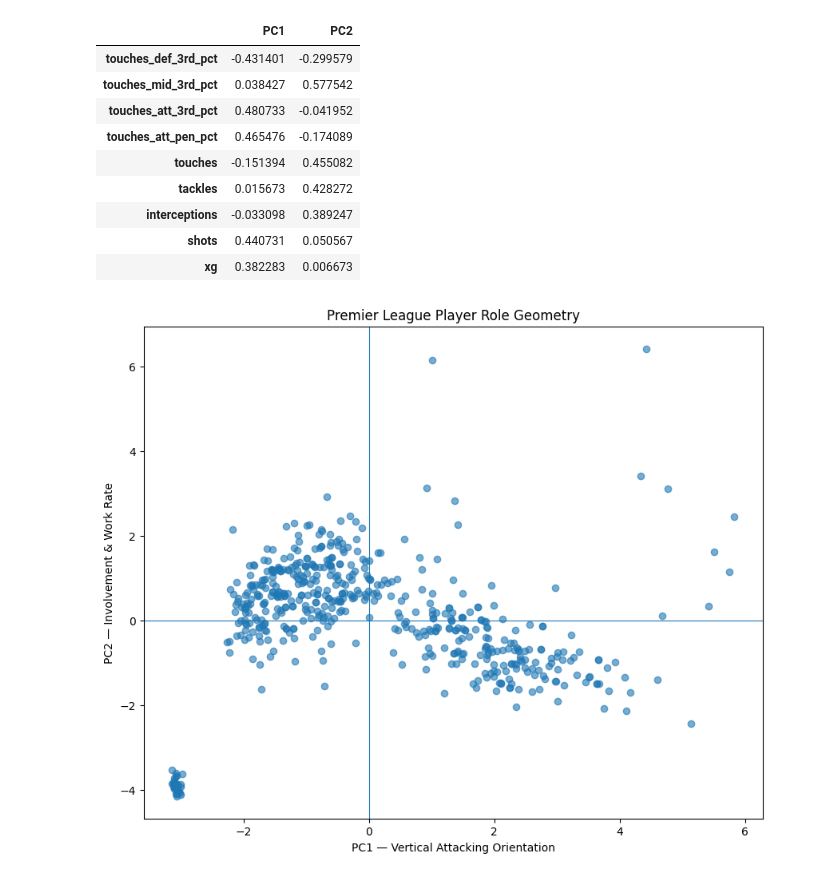
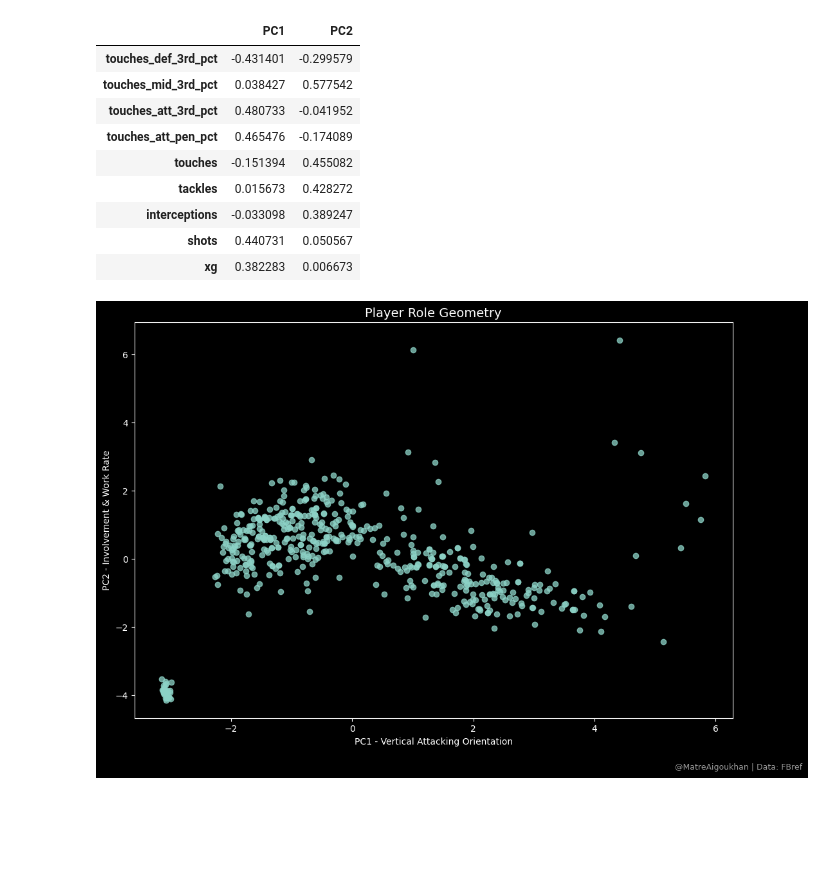
Before and after one commit to Matre5/player-role-profiler, a Jupyter notebook: notebooks/01_player_role_geometry.ipynb, the cells around one changed output. Cells and saved outputs as stored; diff of their text form; code cells hidden in the pictures; blank space fills up the shorter version.

```diff
--- a/notebooks/01_player_role_geometry.ipynb
+++ b/notebooks/01_player_role_geometry.ipynb
@@ -341,18 +337,26 @@ pd.DataFrame(
 | xg | 0.382283 | 0.006673 |
 # %%
 import matplotlib.pyplot as plt
-
-plt.figure(figsize=(10, 8))
-plt.scatter(pca_df["PC1"], pca_df["PC2"], alpha=0.6)
-
-plt.axhline(0, linewidth=0.8)
-plt.axvline(0, linewidth=0.8)
-
-plt.xlabel("PC1 — Vertical Attacking Orientation")
-plt.ylabel("PC2 — Involvement & Work Rate")
-plt.title("Premier League Player Role Geometry")
-
-plt.show()
+from adjustText import adjust_text
-# %% [output]
-[figure, removed]
+# %%
+plt.style.use("dark_background")
+
+fig, ax = plt.subplots(figsize=(12, 8))
+ax.scatter(pca_df["PC1"], pca_df["PC2"], alpha=0.75)
+
+ax.set_title("Player Role Geometry", fontsize=14)
+plt.xlabel("PC1 - Vertical Attacking Orientation")
+plt.ylabel("PC2 - Involvement & Work Rate")
+
+fig.text(
+    0.99, 0.01,
+    "@MatreAigoukhan | Data: FBref",
+    ha="right",
+    fontsize=9,
+    alpha=0.6
+)
+plt.savefig("../visuals/pc1_vs_pc2", dpi=300, bbox_inches="tight")
+plt.show()
+# %% [output]
+[figure, added]
 # %%
```
Also changed, not shown: parts of 3 cells of this notebook, 3 other files.
